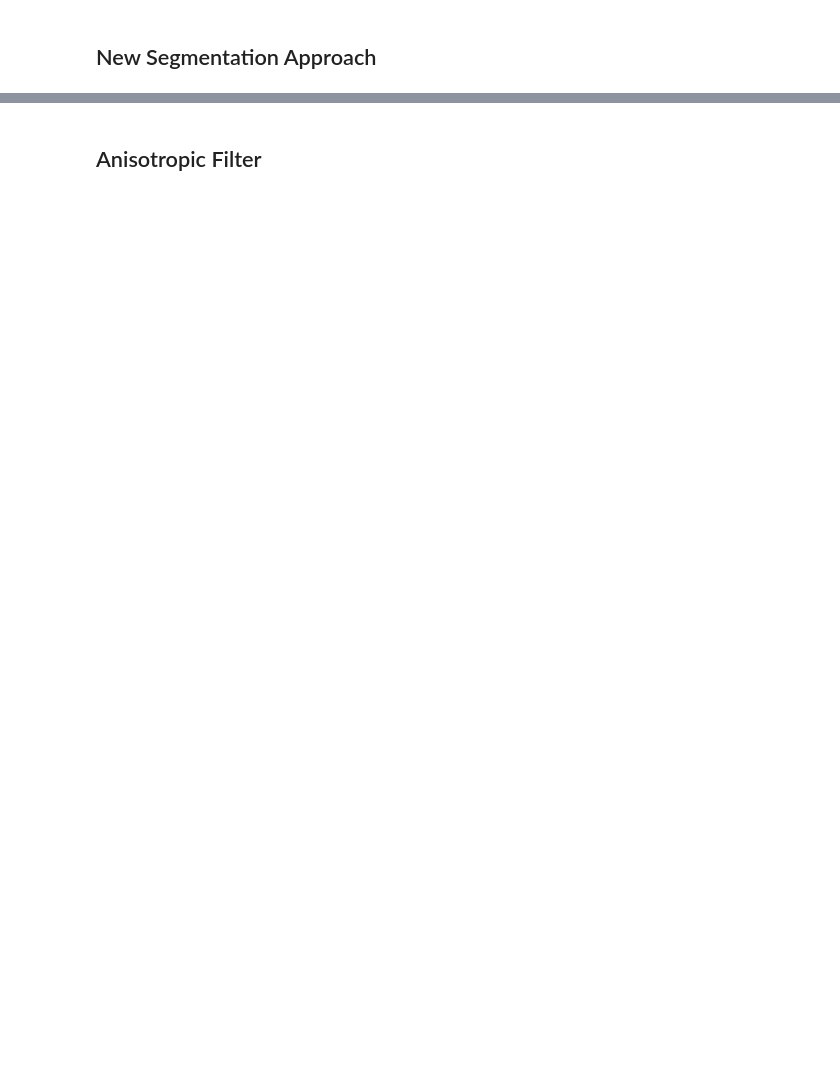
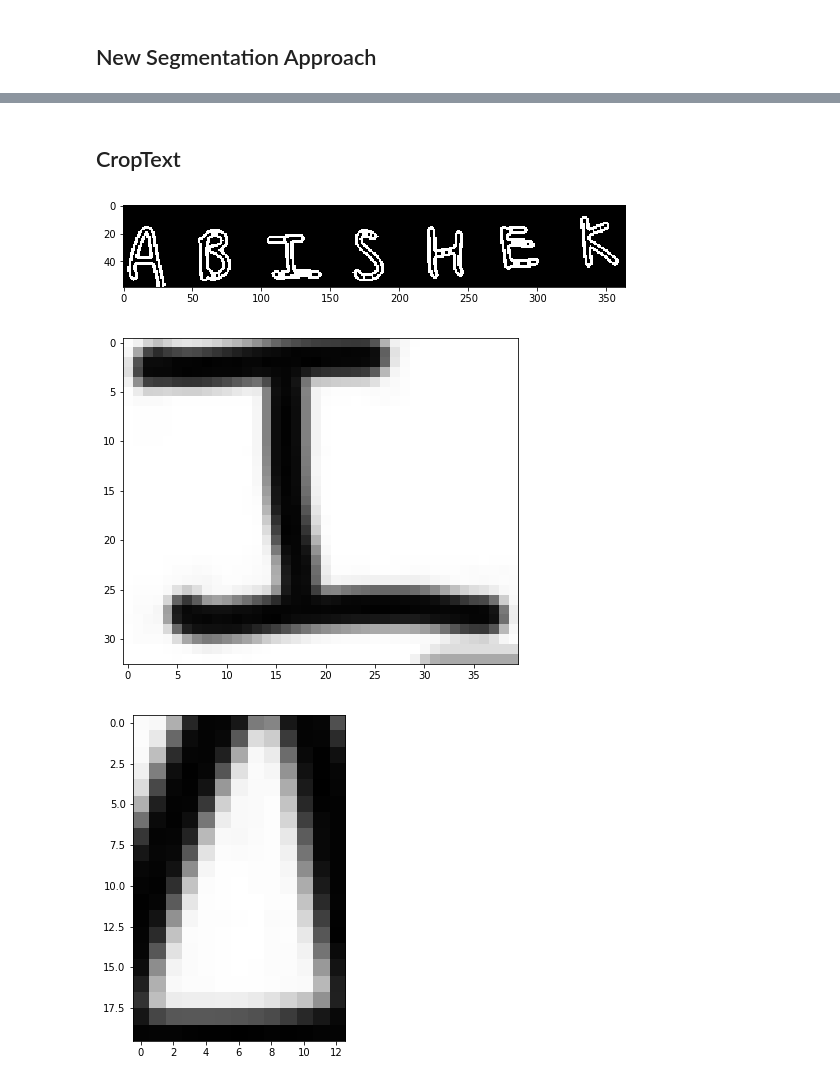
Before and after one commit to aidenchia-taiger/char-recognizer, a Jupyter notebook: src/CharSegment.ipynb, the cells around one changed output, grey strips where cells are left out. Cells and saved outputs as stored; diff of their text form; code cells hidden in the pictures; blank space fills up the shorter version.

```diff
--- a/src/CharSegment.ipynb
+++ b/src/CharSegment.ipynb
@@ -211,5 +177,45 @@ def getCharImgs(img, SCs):
             display(img[:,SCs[i+1]:])
 # %%
 getCharImgs(img, SCs)
-# %% [markdown]
-## Anisotropic Filter
+# %% [markdown]
+## CropText
+# %%
+def cropText(img, sizeThresh=0.35, widthThresh=4, heightThresh=4):
+        rgb = cv2.pyrDown(img)
+        kernel = cv2.getStructuringElement(cv2.MORPH_ELLIPSE, (3, 3))
+        grad = cv2.morphologyEx(rgb, cv2.MORPH_GRADIENT, kernel)
+
+        _, bw = cv2.threshold(grad, 0.0, 255.0, cv2.THRESH_BINARY | cv2.THRESH_OTSU)
+        kernel = cv2.getStructuringElement(cv2.MORPH_RECT, (1, 2))
+        connected = cv2.morphologyEx(bw, cv2.MORPH_CLOSE, kernel)
+        display(connected)
+        contours = cv2.findContours(connected.copy(), cv2.RETR_EXTERNAL, cv2.CHAIN_APPROX_NONE)[1]
+        mask = np.zeros(bw.shape, dtype=np.uint8)
+        white = np.zeros_like(rgb)
+        white[white==0] = 255
+
+        # If fail to find any contours, return the original image
+        #print(‘[INFO] No. of contours found: {}’.format(len(contours)))
+        if len(contours) == 0:
+            return bw
+
+        for idx in range(len(contours)):
+            x, y, w, h = cv2.boundingRect(contours[idx])
+            cv2.drawContours(mask, contours, idx, (255, 255, 255), -1)
+            aspectRatio = float(w / h)
+            r = float(cv2.countNonZero(mask[y:y+h, x:x+w])) / (w * h) # the ‘size’ of the contour / area of contour
+
+            if r > sizeThresh and w > widthThresh and h > heightThresh:
+                #cv2.rectangle(rgb, (x, y), (x+w-1, y+h-1), (255, 255, 255), 2)
+                out = rgb[y:y+h, x:x+w]
+                display(out)
+                #white[y:y+h, x:x+w] = out
+
+        #cv2.imwrite(‘cropped2.png’, white)
+        #return white
+# %%
+cropText(cv2.imread('../sample_imgs/abishek.png', cv2.IMREAD_GRAYSCALE))
+# %% [output]
+[figure, added]
+[figure, added]
+[figure, added]
```
Also changed, not shown: parts of 16 cells of this notebook, 7 other files.
